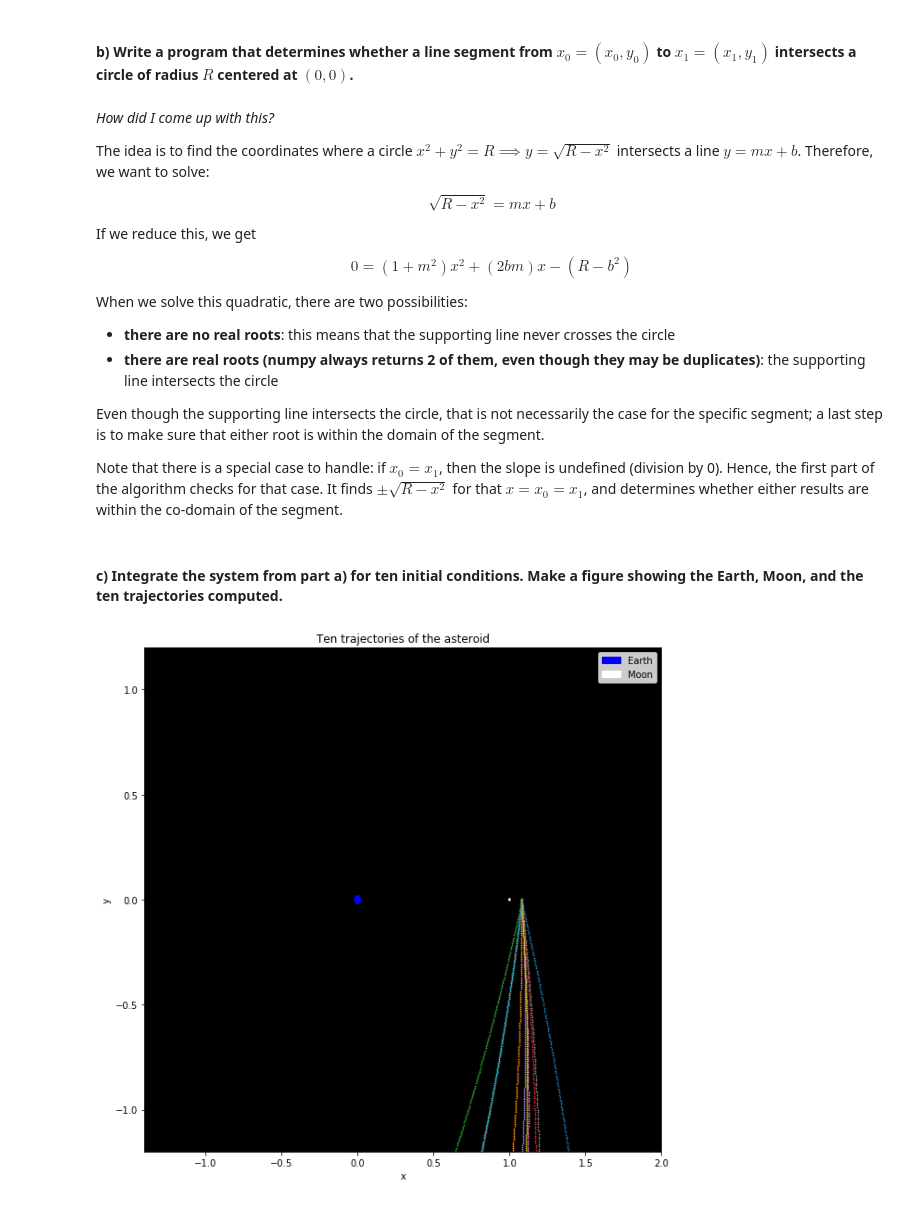
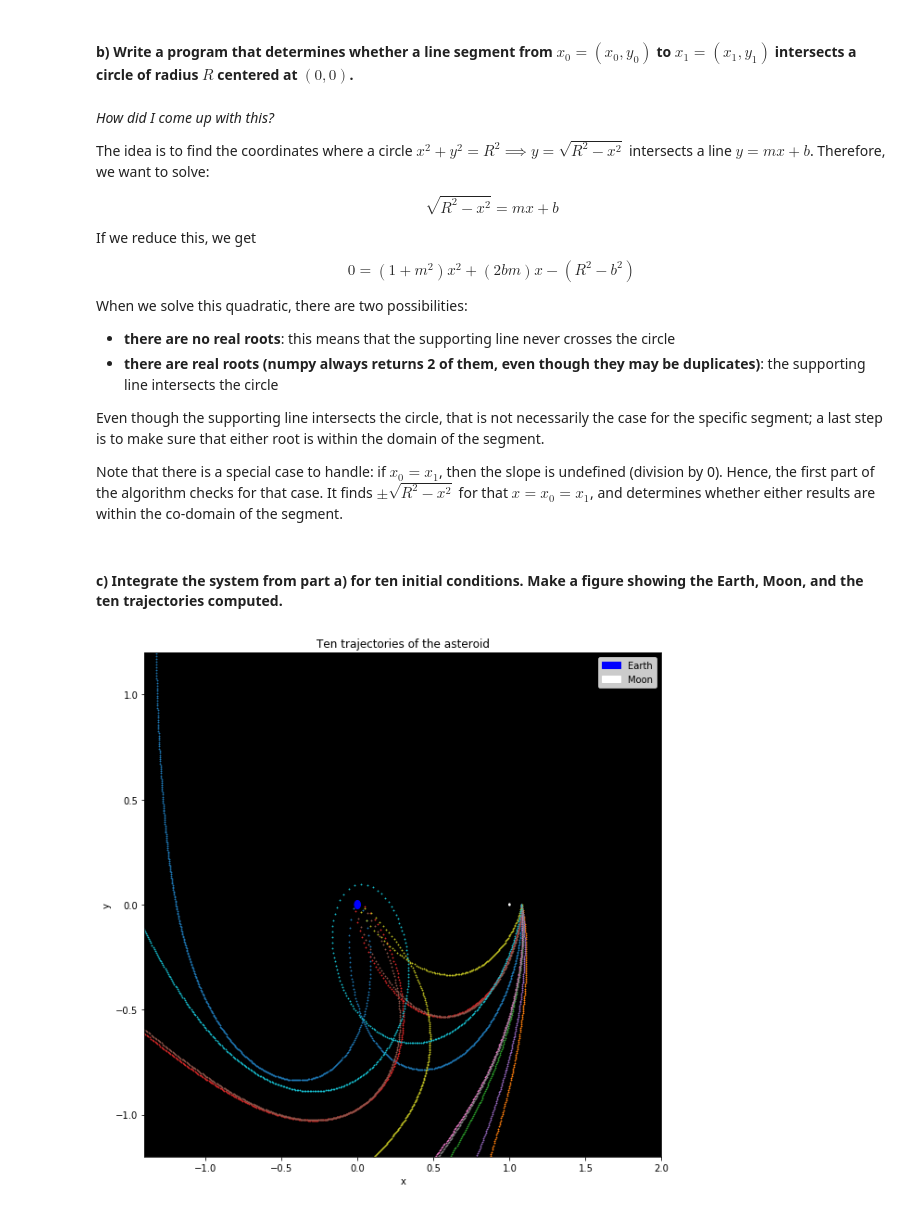
Before and after one commit to jonathanGB/am205, a Jupyter notebook: 3/AM205_HW3.ipynb, the cells around one changed output. Cells and saved outputs as stored; diff of their text form; code cells hidden in the pictures.

```diff
--- a/3/AM205_HW3.ipynb
+++ b/3/AM205_HW3.ipynb
@@ -477,13 +478,13 @@ def is_segment_circle_intersect(R, x0, y0, x1, y1):
 # %% [markdown]
 *How did I come up with this?*
 
-The idea is to find the coordinates where a circle $x^2 + y^2 = R \implies y = \sqrt{R - x^2}$ intersects a line $y = mx + b$. Therefore, we want to solve:
+The idea is to find the coordinates where a circle $x^2 + y^2 = R^2 \implies y = \sqrt{R^2 - x^2}$ intersects a line $y = mx + b$. Therefore, we want to solve:
 
-$$\sqrt{R - x^2} = mx + b$$
+$$\sqrt{R^2 - x^2} = mx + b$$
 
 If we reduce this, we get
 
-$$0 = (1+m^2)x^2 + (2bm)x - (R - b^2)$$
+$$0 = (1+m^2)x^2 + (2bm)x - (R^2 - b^2)$$
 
 When we solve this quadratic, there are two possibilities:
 * **there are no real roots**: this means that the supporting line never crosses the circle
@@ -491,20 +492,20 @@ When we solve this quadratic, there are two possibilities:
 
 Even though the supporting line intersects the circle, that is not necessarily the case for the specific segment; a last step is to make sure that either root is within the domain of the segment.
 
-Note that there is a special case to handle: if $x_0 = x_1$, then the slope is undefined (division by 0). Hence, the first part of the algorithm checks for that case. It finds $\pm\sqrt{R - x^2}$ for that $x = x_0 = x_1$, and determines whether either results are within the co-domain of the segment.
+Note that there is a special case to handle: if $x_0 = x_1$, then the slope is undefined (division by 0). Hence, the first part of the algorithm checks for that case. It finds $\pm\sqrt{R^2 - x^2}$ for that $x = x_0 = x_1$, and determines whether either results are within the co-domain of the segment.
 # %% [markdown]
 #### c) Integrate the system from part a) for ten initial conditions. Make a figure showing the Earth, Moon, and the ten trajectories computed.
 # %%
 from scipy.integrate import odeint
 
-def ODE_trajectories():
+def ODE_trajectories(n):
     mu = 0.01 # ratio of moon mass to moon+earth mass
 
     # generate 10 initial conditions
-    x0s = 1.0798    + np.random.normal(0, 0.002, 10)
-    y0s = 0         + np.random.normal(0, 0.002, 10)
-    x002s = 1.0802  + np.random.normal(0, 0.002, 10)
-    y002s = -0.0189 + np.random.normal(0, 0.002, 10)
+    x0s = np.random.normal(1.0798, 0.002, n)
+    y0s = np.random.normal(0, 0.002, n)
+    x002s = np.random.normal(1.0802, 0.002, n)
+    y002s = np.random.normal(-0.0189, 0.002, n)
 
     # part a) ODEs
     def get_trajectory(params, _, mu):
@@ -517,46 +518,46 @@ def ODE_trajectories():
 
         return dydt
 
-    t = np.linspace(0, 10, 10000)
+    t = np.linspace(0, 10, 1000)
     trajectories = []
     # solve the defined ODEs with 10 different initial conditions
-    for i in range(10):
+    for i in range(n):
         x0, y0, x002, y002 = x0s[i], y0s[i], x002s[i], y002s[i]
-        # we assume that the speed at t=0 is the difference between the positions at t=0 and t=0.002s
-        u0 = (x002 - x0) / 0.002
-        v0 = (y002 - y0) / 0.002
+        # we assume that the speed at t=0 is the difference between the positions at t=0 and t=0.02s
+        u0 = (x002 - x0) / 0.02
+        v0 = (y002 - y0) / 0.02
 
         trajectories.append(odeint(get_trajectory, [x0, y0, u0, v0], t, args=(mu,)))
 
     return np.array(trajectories)
 
 # call ODE solver
-trajectories = ODE_trajectories()
+trajectories10 = ODE_trajectories(10)
 # %%
 # plot
 import matplotlib.patches as mpatches
 
 plt.figure(figsize=(10,10))
 
 earth = plt.Circle((0, 0), 0.02, color='b')
 moon = plt.Circle((1, 0), 0.005, color='white')
 
 ax = plt.gca()
 ax.set_xlim((-1.4, 2))
 ax.set_ylim((-1.2, 1.2))
 ax.set_facecolor('black')
 
 ax.add_artist(earth)
 ax.add_artist(moon)
 
-for trajectory in trajectories:
+for trajectory in trajectories10:
     plt.scatter(trajectory[:,0], trajectory[:,1], marker='*', s=1)
 
 earth_patch = mpatches.Patch(color='blue', label='Earth')
 moon_patch = mpatches.Patch(color='white', label='Moon')
 plt.legend(handles=[earth_patch, moon_patch])
 plt.title("Ten trajectories of the asteroid")
 plt.xlabel("x")
 _ = plt.ylabel("y")
 # %% [output]
-[figure, old version]
+[figure, new version]
```
Also changed, not shown: parts of 5 cells of this notebook.
